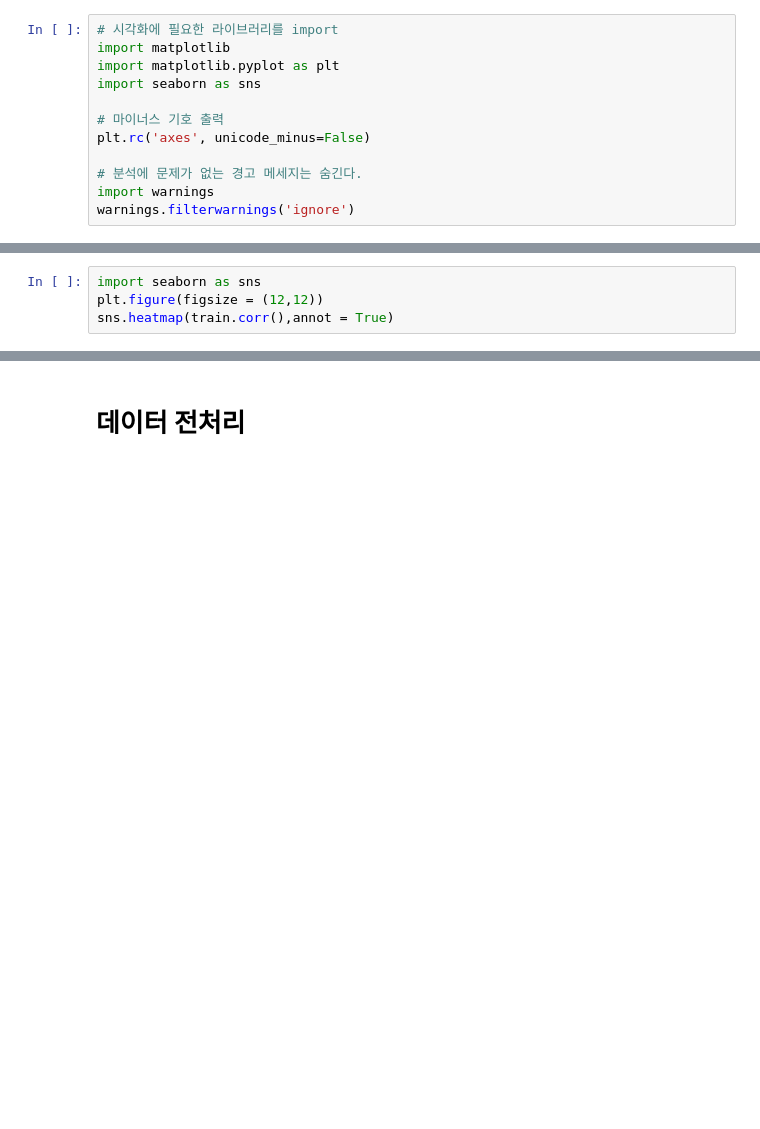
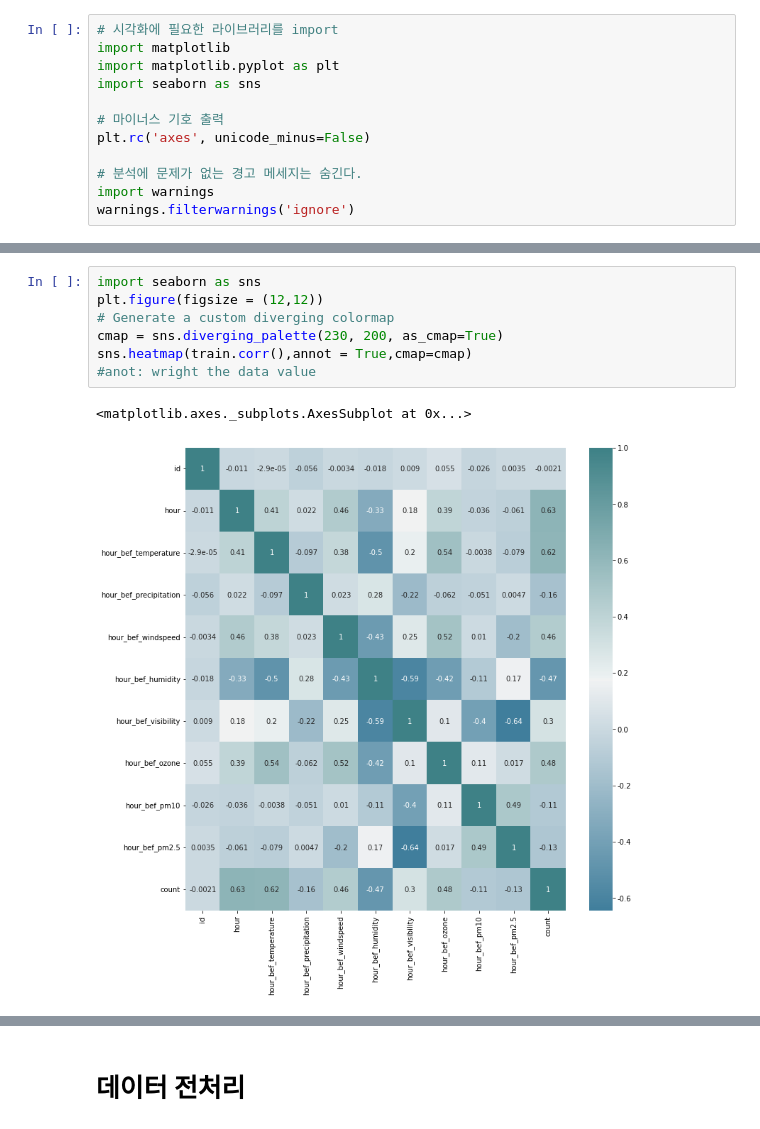
Before and after one commit to johnkansas/dacon_start_tutorial_test, a Jupyter notebook: dacon_1_9_level2.ipynb, the cells around one changed output, grey strips where cells are left out. Drawn from its saved outputs; the diff is of its cells as text; blank space fills up the shorter version.

```diff
--- a/dacon_1_9_level2.ipynb
+++ b/dacon_1_9_level2.ipynb
@@ -185,6 +207,12 @@ train.corr()
 # %%
 import seaborn as sns
 plt.figure(figsize = (12,12))
-sns.heatmap(train.corr(),annot = True)
+# Generate a custom diverging colormap
+cmap = sns.diverging_palette(230, 200, as_cmap=True)
+sns.heatmap(train.corr(),annot = True,cmap=cmap)
+#anot: wright the data value
+# %% [output]
+<matplotlib.axes._subplots.AxesSubplot at 0x...>
+[figure, added]
 # %%
 sns.barplot(x = 'hour', y = 'count', data = train)
```
Also changed, not shown: parts of 7 cells of this notebook.
